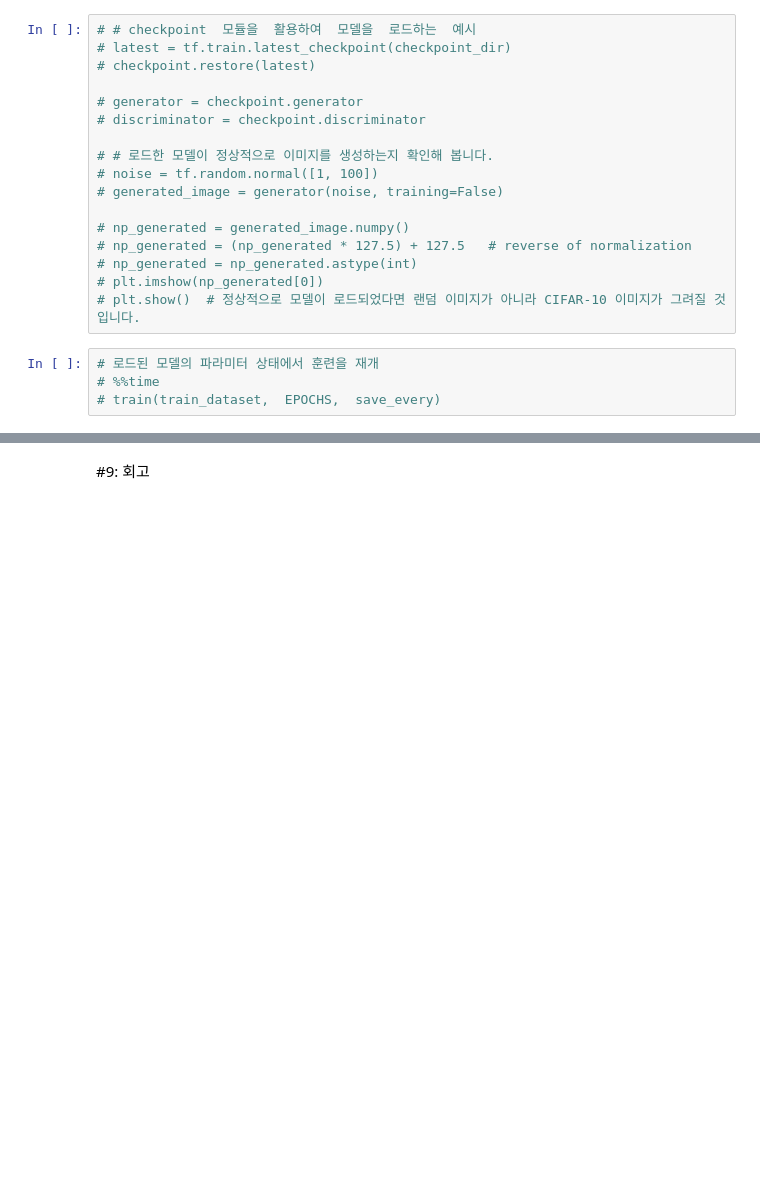
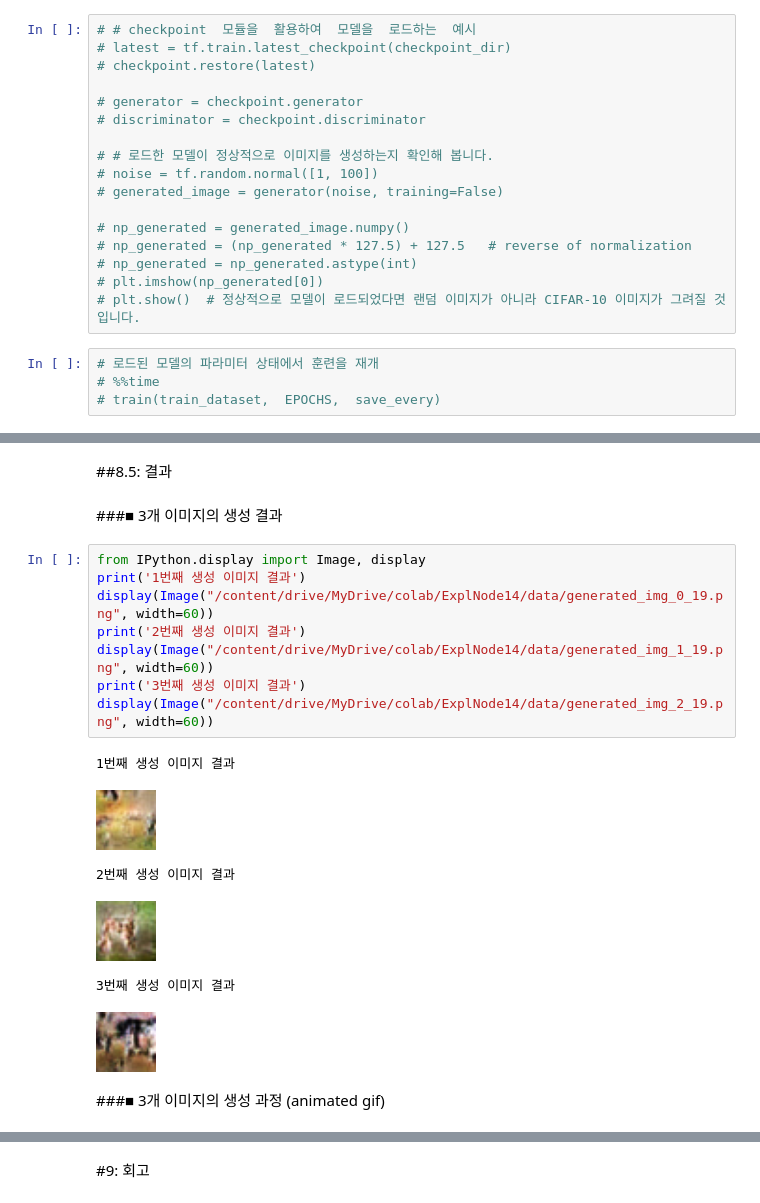
Before and after one commit to twelvesense/first-repository, a Jupyter notebook: ExplNode14.ipynb, the cells around one changed output, grey strips where cells are left out. Cells and saved outputs as stored; diff of their text form; blank space fills up the shorter version.

Commit message:
Colaboratory를 통해 생성됨

```diff
--- a/ExplNode14.ipynb
+++ b/ExplNode14.ipynb
@@ -472,0 +874,21 @@ with imageio.get_writer(anim_file, mode='I') as writer:
+# %% [markdown]
+##8.5: 결과
+# %% [markdown]
+###■ 3개 이미지의 생성 결과
+# %%
+from IPython.display import Image, display
+print('1번째 생성 이미지 결과')
+display(Image("/content/drive/MyDrive/colab/ExplNode14/data/generated_img_0_19.png", width=60))
+print('2번째 생성 이미지 결과')
+display(Image("/content/drive/MyDrive/colab/ExplNode14/data/generated_img_1_19.png", width=60))
+print('3번째 생성 이미지 결과')
+display(Image("/content/drive/MyDrive/colab/ExplNode14/data/generated_img_2_19.png", width=60))
+# %% [output]
+1번째 생성 이미지 결과
+[figure, added]
+2번째 생성 이미지 결과
+[figure, added]
+3번째 생성 이미지 결과
+[figure, added]
+# %% [markdown]
+###■ 3개 이미지의 생성 과정 (animated gif)
```
Also changed, not shown: parts of 16 cells of this notebook.
